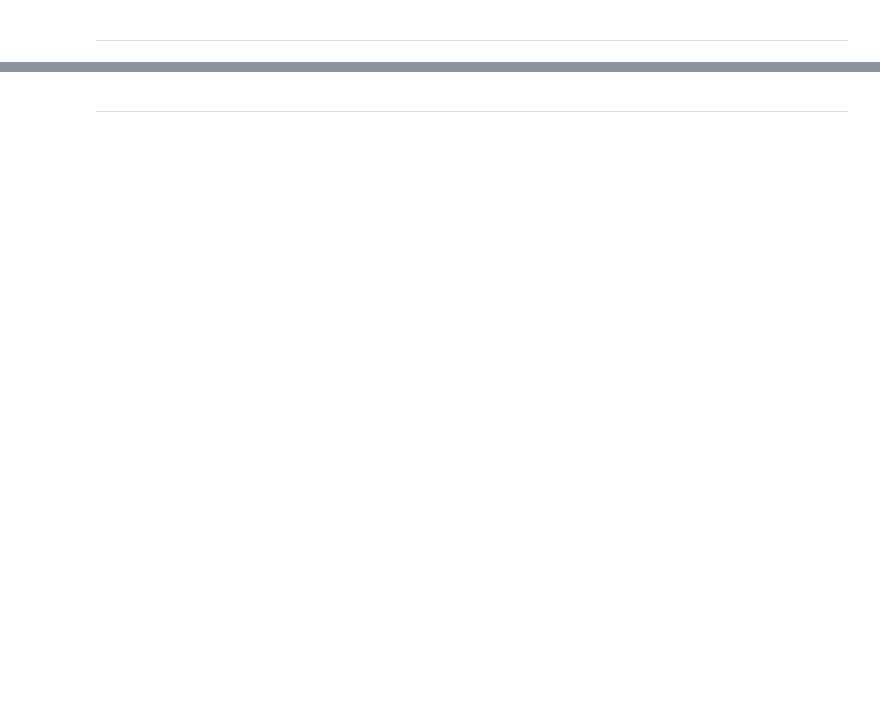
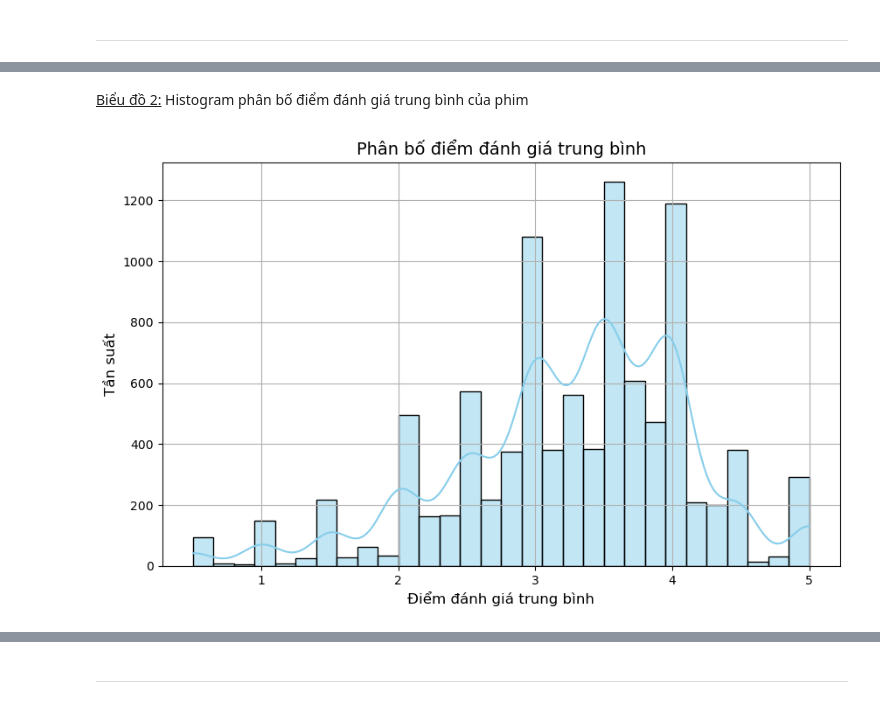
Before and after one commit to miavox/CSC17104-Final-Project, a Jupyter notebook: Project/Final_project.ipynb, the cells around one changed output, grey strips where cells are left out. Drawn from its saved outputs; the diff is of its cells as text; code cells hidden in the pictures; blank space fills up the shorter version.

```diff
--- a/Project/Final_project.ipynb
+++ b/Project/Final_project.ipynb
@@ -1081,0 +877,13 @@ plt.show()
+# %% [markdown]
+<u>Biểu đồ 2:</u> Histogram phân bố điểm đánh giá trung bình của phim
+# %%
+# --- Biểu đồ 2: Histogram phân bố điểm đánh giá trung bình ---
+plt.figure(figsize=(10, 6))
+sns.histplot(movies_ratings['avg_rating'], bins=30, kde=True, color='skyblue')
+plt.title('Phân bố điểm đánh giá trung bình', fontsize=14)
+plt.xlabel('Điểm đánh giá trung bình', fontsize=12)
+plt.ylabel('Tần suất', fontsize=12)
+plt.grid(True)
+plt.show()
+# %% [output]
+[figure, added]
```
Also changed, not shown: parts of 38 cells of this notebook.
